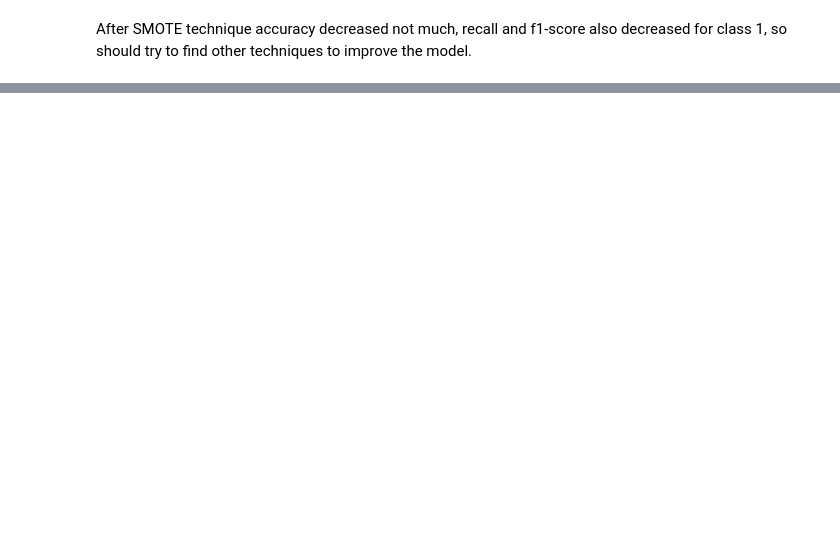
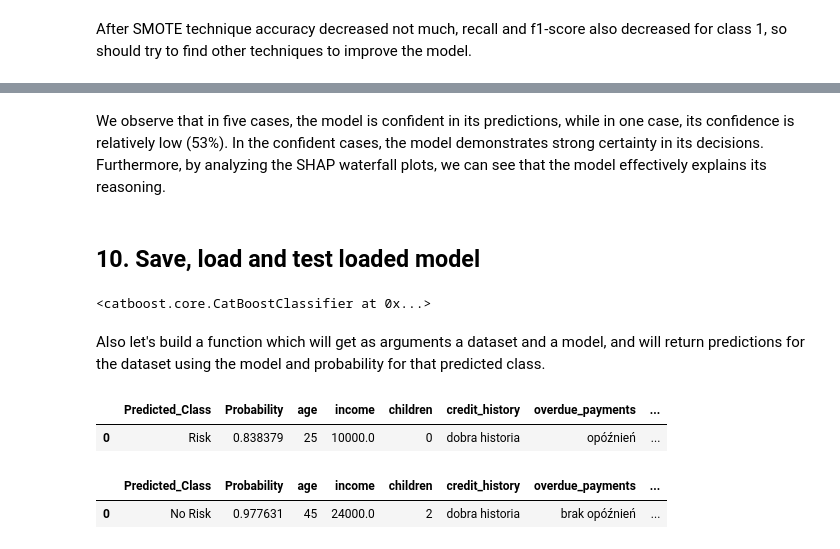
Before and after one commit to davydantoniuk/credit-risk-classifier, a Jupyter notebook: client_classifier.ipynb, the cells around one changed output, grey strips where cells are left out. Drawn from its saved outputs; the diff is of its cells as text; code cells hidden in the pictures; blank space fills up the shorter version.

Commit message:
Improve code and add explanations in notebook

```diff
--- a/client_classifier.ipynb
+++ b/client_classifier.ipynb
@@ -639,0 +769,20 @@ loaded_model.load_model("catboost_credit_risk.cbm")
+# %%
+# Initialize SHAP explainer
+explainer = shap.TreeExplainer(model)
+
+# Compute SHAP values for misclassified samples
+shap_values = explainer.shap_values(misclassified_samples.drop(columns=["True_Label", "Predicted_Label", "Confidence_to_1"]))
+
+# Plot SHAP waterfall for the first few misclassified samples
+num_samples_to_plot = min(6, len(misclassified_samples))  # Plot up to 5 samples
+
+for i in range(num_samples_to_plot):
+    print(f"Misclassified Sample {i+1}: True Label = {misclassified_samples.iloc[i]['True_Label']}, Predicted Label = {misclassified_samples.iloc[i]['Predicted_Label']}")
+
+    # Generate SHAP waterfall plot
+    shap.waterfall_plot(shap.Explanation(values=shap_values[:, i],
+                                         base_values=explainer.expected_value,
+                                         data=misclassified_samples.drop(columns=["True_Label", "Predicted_Label", "Confidence_to_1"]).iloc[i],
+                                         feature_names=misclassified_samples.drop(columns=["True_Label", "Predicted_Label", "Confidence_to_1"]).columns))
+
+    plt.show()
@@ -639,0 +802,4 @@ loaded_model.load_model("catboost_credit_risk.cbm")
+# %% [markdown]
+We observe that in five cases, the model is confident in its predictions, while in one case, its confidence is relatively low (53%). In the confident cases, the model demonstrates strong certainty in its decisions. Furthermore, by analyzing the SHAP waterfall plots, we can see that the model effectively explains its reasoning.
+# %% [markdown]
+## 10. Save, load and test loaded model
@@ -639,0 +808,8 @@ loaded_model.load_model("catboost_credit_risk.cbm")
+# %%
+from catboost import CatBoostClassifier
+loaded_model = CatBoostClassifier()
+loaded_model.load_model("app/catboost_credit_risk.cbm")
+# %% [output]
+<catboost.core.CatBoostClassifier at 0x...>
+# %% [markdown]
+Also let's build a function which will get as arguments a dataset and a model, and will return predictions for the dataset using the model and probability for that predicted class.
@@ -639,0 +851,48 @@ loaded_model.load_model("catboost_credit_risk.cbm")
+# %%
+sample_data = pd.DataFrame([{
+    "age": 25,
+    "income": 10000.0,
+    "children": "0",
+    "credit_history": "dobra historia",
+    "overdue_payments": "opóźnień",
+    "active_loans": 1,
+    "years_in_job": 3,
+    "employment_type": "stała",
+    "owns_property": "nie",
+    "assets_value": 60000,
+    "other_loans": 2,
+    "education": "wyższe",
+    "city": "małe",
+    "marital_status": "kawaler/panna"
+}])
+
+
+results = predict_credit_risk(sample_data, loaded_model)
+results
+# %% [output]
+|  | Predicted_Class | Probability | age | income | children | credit_history | overdue_payments | ... |
+| 0 | Risk | 0.838379 | 25 | 10000.0 | 0 | dobra historia | opóźnień | ... |
+# %%
+sample_data = pd.DataFrame([{
+    "age": 45,
+    "income": 24000.0,
+    "children": "2",
+    "credit_history": "dobra historia",
+    "overdue_payments": "brak opóźnień",
+    "active_loans": 1,
+    "years_in_job": 22,
+    "employment_type": "stała",
+    "owns_property": "tak",
+    "assets_value": 320000.0,
+    "other_loans": 0,
+    "education": "średnie",
+    "city": "średnie",
+    "marital_status": "żonaty/zamężna"
+}])
+
+
+results = predict_credit_risk(sample_data, loaded_model)
+results
+# %% [output]
+|  | Predicted_Class | Probability | age | income | children | credit_history | overdue_payments | ... |
+| 0 | No Risk | 0.977631 | 45 | 24000.0 | 2 | dobra historia | brak opóźnień | ... |
```
Also changed, not shown: parts of 131 cells of this notebook.
